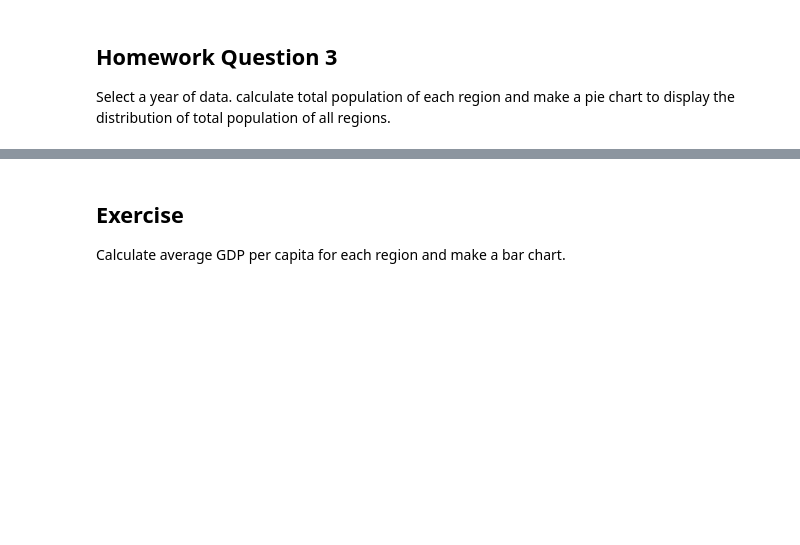
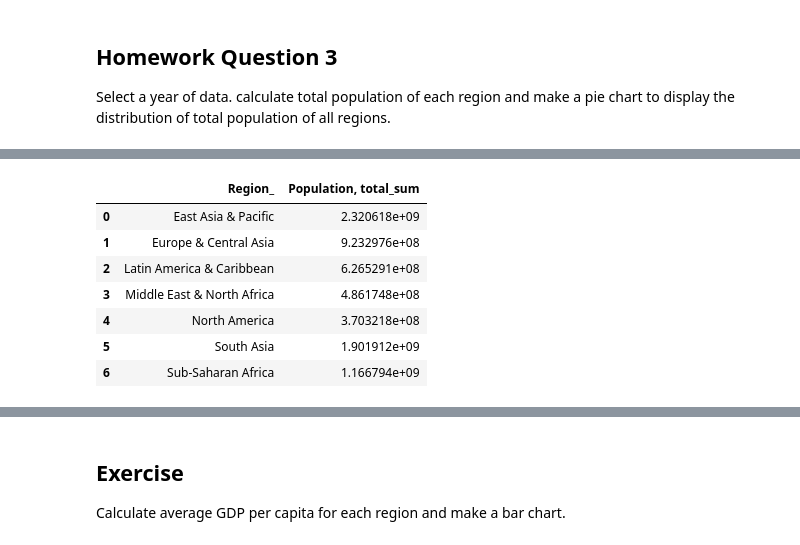
Before and after one commit to Aravind6908/UMBC-DATA609-FALL24-WANG, a Jupyter notebook: Assignments/Assignment_04.ipynb, the cells around one changed output, grey strips where cells are left out. Saved outputs shown, nothing was run; the diff lists cells and outputs as text; code cells hidden in the pictures; blank space fills up the shorter version.

```diff
--- a/Assignments/Assignment_04.ipynb
+++ b/Assignments/Assignment_04.ipynb
@@ -99,0 +178,13 @@ Select a year of data. calculate total population of each region and make a pie
+# %%
+population_sum = df_2021.groupby(['Region']).agg({'Population, total': ['sum']}).reset_index()
+population_sum.columns = ['_'.join(col) for col in population_sum.columns]
+population_sum
+# %% [output]
+|  | Region_ | Population, total_sum |
+| 0 | East Asia & Pacific | 2.320618e+09 |
+| 1 | Europe & Central Asia | 9.232976e+08 |
+| 2 | Latin America & Caribbean | 6.265291e+08 |
+| 3 | Middle East & North Africa | 4.861748e+08 |
+| 4 | North America | 3.703218e+08 |
+| 5 | South Asia | 1.901912e+09 |
+| 6 | Sub-Saharan Africa | 1.166794e+09 |
```
Also changed, not shown: parts of 15 cells of this notebook.
